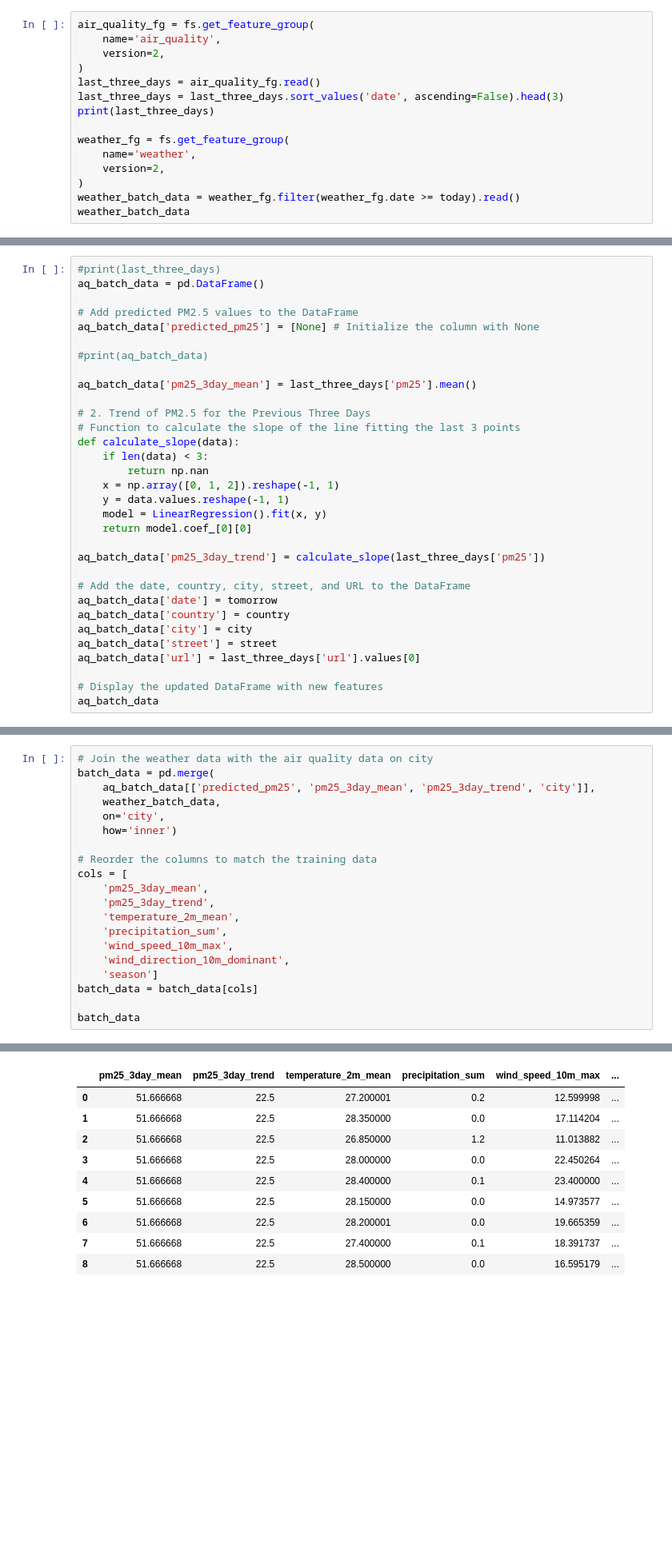
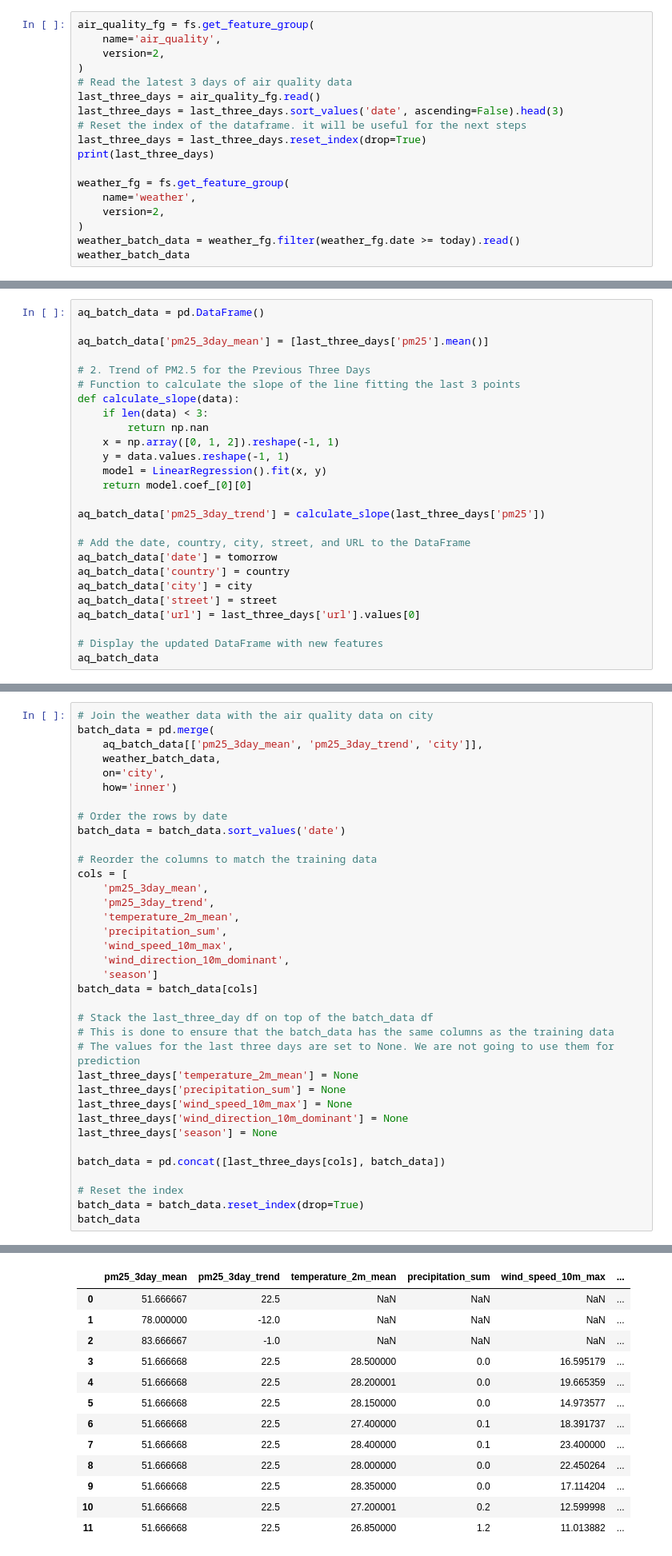
Before and after one commit to featurestorebook/mlfs-book, a Jupyter notebook: notebooks/4_air_quality_batch_inference.ipynb, the cells around one changed output, grey strips where cells are left out. Shown at 80% size. Saved outputs shown, nothing was run; the diff lists cells and outputs as text; blank space fills up the shorter version.

Commit message:
batch inference

```diff
--- a/notebooks/4_air_quality_batch_inference.ipynb
+++ b/notebooks/4_air_quality_batch_inference.ipynb
@@ -98,8 +102,11 @@ air_quality_fg = fs.get_feature_group(
     name='air_quality',
     version=2,
 )
+# Read the latest 3 days of air quality data
 last_three_days = air_quality_fg.read()
 last_three_days = last_three_days.sort_values('date', ascending=False).head(3)
+# Reset the index of the dataframe. it will be useful for the next steps
+last_three_days = last_three_days.reset_index(drop=True)
 print(last_three_days)
 
 weather_fg = fs.get_feature_group(
@@ -135,13 +144,7 @@ Finished: Reading data from Hopsworks, using Hopsworks Feature Query Service (0.
 # %%
-#print(last_three_days)
 aq_batch_data = pd.DataFrame()
 
-# Add predicted PM2.5 values to the DataFrame
-aq_batch_data['predicted_pm25'] = [None] # Initialize the column with None
-
-#print(aq_batch_data)
-
-aq_batch_data['pm25_3day_mean'] = last_three_days['pm25'].mean()
+aq_batch_data['pm25_3day_mean'] = [last_three_days['pm25'].mean()]
 
 # 2. Trend of PM2.5 for the Previous Three Days
 # Function to calculate the slope of the line fitting the last 3 points
@@ -172,10 +175,13 @@ aq_batch_data
 # %%
 # Join the weather data with the air quality data on city
 batch_data = pd.merge(
-    aq_batch_data[['predicted_pm25', 'pm25_3day_mean', 'pm25_3day_trend', 'city']],
+    aq_batch_data[['pm25_3day_mean', 'pm25_3day_trend', 'city']],
     weather_batch_data,
     on='city',
     how='inner')
+
+# Order the rows by date
+batch_data = batch_data.sort_values('date')
 
 # Reorder the columns to match the training data
 cols = [
@@ -188,5 +194,18 @@ cols = [
     'season']
 batch_data = batch_data[cols]
 
+# Stack the last_three_day df on top of the batch_data df
+# This is done to ensure that the batch_data has the same columns as the training data
+# The values for the last three days are set to None. We are not going to use them for prediction
+last_three_days['temperature_2m_mean'] = None
+last_three_days['precipitation_sum'] = None
+last_three_days['wind_speed_10m_max'] = None
+last_three_days['wind_direction_10m_dominant'] = None
+last_three_days['season'] = None
+
+batch_data = pd.concat([last_three_days[cols], batch_data])
+
+# Reset the index
+batch_data = batch_data.reset_index(drop=True)
 batch_data
 # %% [output]
@@ -193,13 +213,16 @@ batch_data
 |  | pm25_3day_mean | pm25_3day_trend | temperature_2m_mean | precipitation_sum | wind_speed_10m_max | ... |
-| 0 | 51.666668 | 22.5 | 27.200001 | 0.2 | 12.599998 | ... |
-| 1 | 51.666668 | 22.5 | 28.350000 | 0.0 | 17.114204 | ... |
-| 2 | 51.666668 | 22.5 | 26.850000 | 1.2 | 11.013882 | ... |
-| 3 | 51.666668 | 22.5 | 28.000000 | 0.0 | 22.450264 | ... |
-| 4 | 51.666668 | 22.5 | 28.400000 | 0.1 | 23.400000 | ... |
+| 0 | 51.666667 | 22.5 | NaN | NaN | NaN | ... |
+| 1 | 78.000000 | -12.0 | NaN | NaN | NaN | ... |
+| 2 | 83.666667 | -1.0 | NaN | NaN | NaN | ... |
+| 3 | 51.666668 | 22.5 | 28.500000 | 0.0 | 16.595179 | ... |
+| 4 | 51.666668 | 22.5 | 28.200001 | 0.0 | 19.665359 | ... |
 | 5 | 51.666668 | 22.5 | 28.150000 | 0.0 | 14.973577 | ... |
-| 6 | 51.666668 | 22.5 | 28.200001 | 0.0 | 19.665359 | ... |
-| 7 | 51.666668 | 22.5 | 27.400000 | 0.1 | 18.391737 | ... |
-| 8 | 51.666668 | 22.5 | 28.500000 | 0.0 | 16.595179 | ... |
+| 6 | 51.666668 | 22.5 | 27.400000 | 0.1 | 18.391737 | ... |
+| 7 | 51.666668 | 22.5 | 28.400000 | 0.1 | 23.400000 | ... |
+| 8 | 51.666668 | 22.5 | 28.000000 | 0.0 | 22.450264 | ... |
+| 9 | 51.666668 | 22.5 | 28.350000 | 0.0 | 17.114204 | ... |
+| 10 | 51.666668 | 22.5 | 27.200001 | 0.2 | 12.599998 | ... |
+| 11 | 51.666668 | 22.5 | 26.850000 | 1.2 | 11.013882 | ... |
 # %% [markdown]
 ### <span style="color:#ff5f27;">🤖 Making the predictions</span>
 # %%
```
Also changed, not shown: parts of 15 cells of this notebook.
